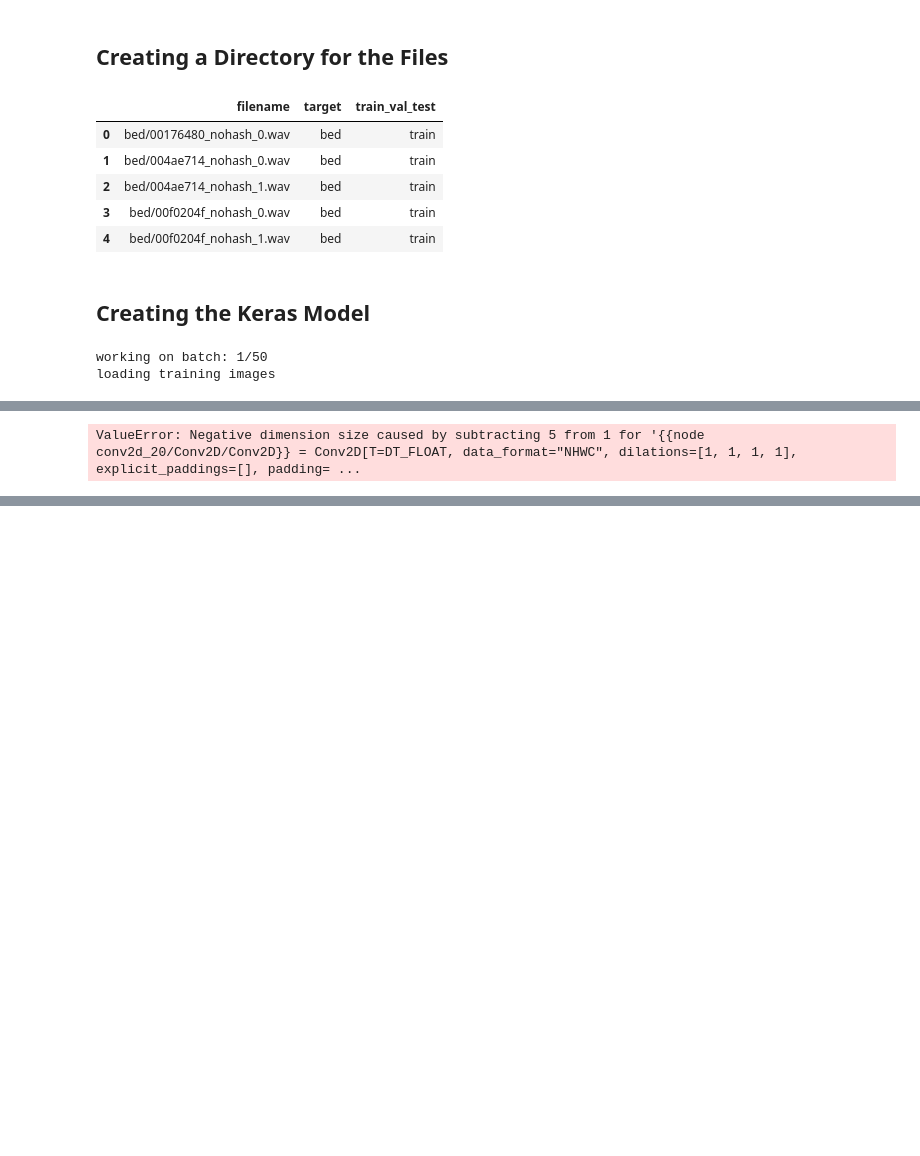
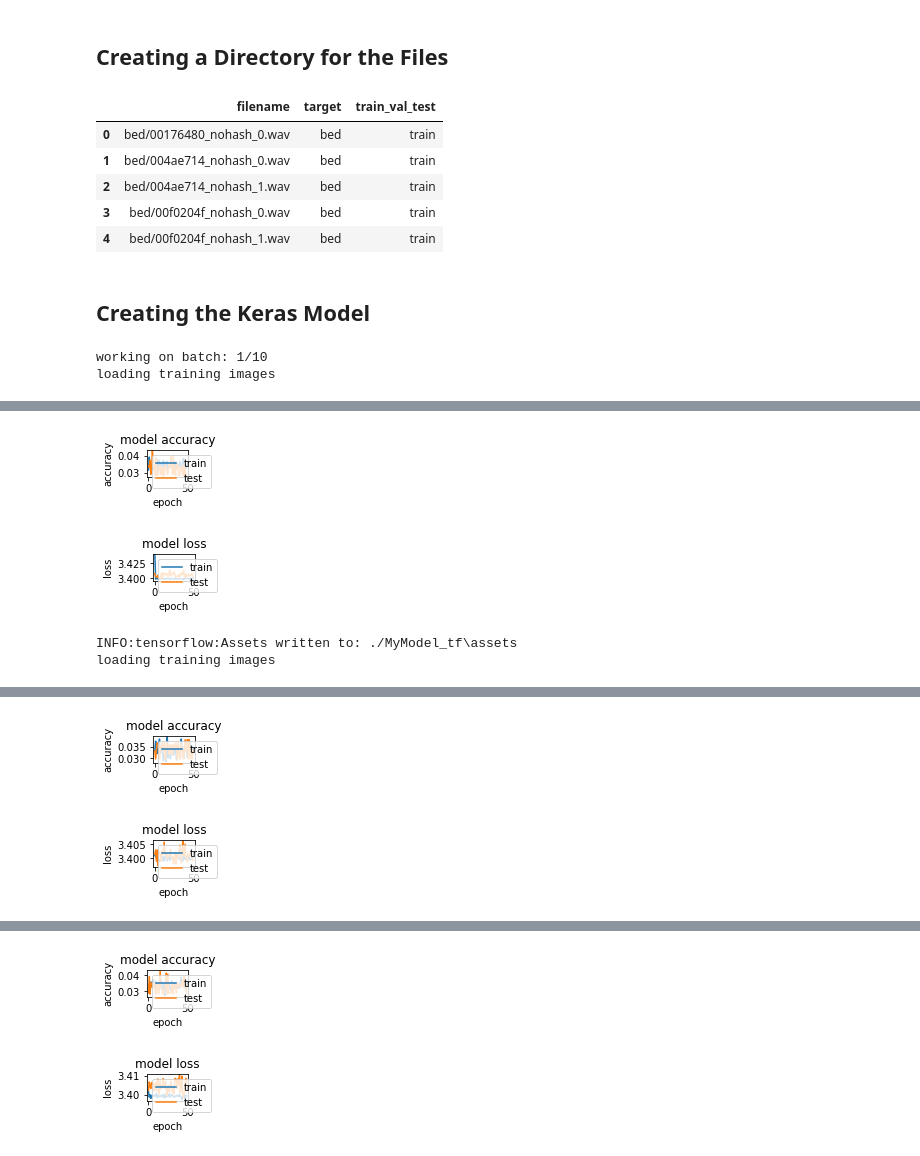
Before and after one commit to rlew631/SpeechRecognition, a Jupyter notebook: model_train_and_test.ipynb, the cells around one changed output, grey strips where cells are left out. Drawn from its saved outputs; the diff is of its cells as text; code cells hidden in the pictures; blank space fills up the shorter version.

```diff
--- a/model_train_and_test.ipynb
+++ b/model_train_and_test.ipynb
@@ -151,16 +145,13 @@ master_df.head()
 # %%
 def new_keras():
     # input_shape = (imheight, imwidth, 1)
-    # input_shape = (4, 36, 54, 1)
-    input_shape = (4, 36, 54, 1, 1)
-
-    batch_size = 4
-    epochs = 1
+    input_shape = (36, 54, 1)
 
     model = Sequential()
     model.add(Conv2D(32, kernel_size=(5, 5), activation='relu', input_shape=input_shape))
     # model.add(Conv2D(32, kernel_size=(3, 3), activation='relu'))
     #model.add(MaxPooling2D(pool_size=(2, 2), input_shape=(None, 4, 32, 50, 12)))
+    model.add(MaxPooling2D(pool_size=(2, 2)))
     model.add(Flatten())
     model.add(Dropout(0.2))
     model.add(Dense(128, activation='relu'))
@@ -175,12 +166,12 @@ def new_keras():
 def load_waves(fpath):
     fpath = 'train/audio/' + fpath
     spectrogram = graph_spectrogram(fpath)
-    graygram = rgb2gray(spectrogram)
-#     normgram = normalize_gray(graygram)
+#     graygram = rgb2gray(spectrogram)
+    normgram = normalize_gray(spectrogram)
 #     norm_shape = normgram.shape
 #     redgram = block_reduce(normgram, block_size = (3,3), func = np.mean)
 #     return redgram
-    return(graygram)
+    return(normgram)
 # %%
 def plot_results(history):
     # summarize history for accuracy
@@ -202,74 +193,78 @@ def plot_results(history):
 # %%
 num_classes = len(master_df['target'].unique().tolist())
 #SKF is just being used to batch the data into memory, not do any sort of k-fold training process
-total_batch_count = 50
+total_batch_count = 10
 skf = StratifiedKFold(n_splits=total_batch_count, shuffle=True, random_state=42)
-# X = master_df['filename'][(master_df['train_val_test'] == 'train') or (master_df['train_val_test'] =='val')]
-# y = master_df['target'][(master_df['train_val_test'] == 'train') or (master_df['train_val_test'] == 'val')]
 
-X = master_df['filename'][[(val in ['train','val']) for val in master_df['train_val_test']]]
-y = master_df['target'][[(val in ['train','val']) for val in master_df['train_val_test']]]
+X_master = master_df['filename'][[(val in ['train','val']) for val in master_df['train_val_test']]]
+y_master = master_df['target'][[(val in ['train','val']) for val in master_df['train_val_test']]]
+X_master, y_master = np.array(X_master), np.array(y_master)
 
 enc = OneHotEncoder(handle_unknown='ignore')
-enc.fit(np.array(y).reshape(-1, 1))
+enc.fit(np.array(y_master).reshape(-1, 1))
 
 batch_count = 0
-for train_index, test_index in skf.split(X, y):
+for train_index, test_index in skf.split(X_master, y_master):
     batch_count += 1
     print(f'working on batch: {batch_count}/{total_batch_count}')
     rs = ShuffleSplit(n_splits=2, test_size=.25, random_state=42)
-    X, y = np.array(X), np.array(y)
-    X, y = X[test_index], y[test_index]
-    for train_index2, test_index2 in rs.split(X): #should only run once
+    X, y = X_master[test_index], y_master[test_index]
+    for train_index2, test_index2 in rs.split(X):
+        #should only run once but is currently running twice
         X_train, X_val = X[train_index2], X[test_index2]
         y_train, y_val = y[train_index2], y[test_index2]
+        #print(X_train.shape[0])
+        #print(X_val.shape[0])
         # Split is done, X=filename, y=target
 
         train_sound_clips = []
         val_sound_clips = []
 
         print(f'loading training images')
-        for fpath in tqdm(X_train):
+        for fpath in X_train:
             redgram = load_waves(fpath)
-            #print(np.shape(redgram))
+            # print(np.shape(redgram))
+            # redgram shape is (36, 54)
             train_sound_clips.append(redgram)
-        train_sound_clips = np.array(train_sound_clips)
-        # print(f'train sound clips shape:{train_sound_clips.shape}')
+        train_sound_clips = np.array(train_sound_clips, dtype=object)
+        train_sound_clips = np.asarray(train_sound_clips).astype('float32')
+
         print(f'loading validation images')
-        for fpath in tqdm(X_val):
+        for fpath in X_val:
             redgram = np.array(load_waves(fpath))
             val_sound_clips.append(redgram)
-        val_sound_clips = np.array(val_sound_clips)
+        val_sound_clips = np.array(val_sound_clips, dtype=object)
+        val_sound_clips = np.asarray(val_sound_clips).astype('float32')
 
-        # x_train = x_train.reshape(x_train.shape[0], imheight, imwidth, 1)
-        x_train = train_sound_clips.reshape(train_sound_clips.shape[0],
+        print('reshaping...')
+        x_train = train_sound_clips.reshape(X_train.shape[0],
                                             train_sound_clips.shape[1],
-                                            train_sound_clips.shape[2], 1)
+                                            train_sound_clips.shape[2],1)
         # y_train = keras.utils.to_categorical(y_train, num_classes)
         y_train = enc.transform(y_train.reshape(-1, 1)).toarray()
-        # x_val = x_train.reshape(x_val.shape[0], imheight, imwidth, 1)
-
-        x_val = val_sound_clips.reshape(val_sound_clips.shape[0],
+        x_val = val_sound_clips.reshape(X_val.shape[0],
                                         val_sound_clips.shape[1],
-                                        val_sound_clips.shape[2], 1)
+                                        val_sound_clips.shape[2],1)
         # y_val = keras.utils.to_categorical(y_val, num_classes)
         y_val = enc.transform(y_val.reshape(-1, 1)).toarray()
+        print(f'xtrain shape:{x_train.shape}')
+        print(f'xval shape:{x_val.shape}')
 
         try:
             loaded_model = tf.keras.models.load_model('./MyModel_tf')
-            history = loaded_model.fit(x_train, y_train, batch_size=4, epochs=10, verbose=1, validation_data=(x_val, y_val))
+            history = loaded_model.fit(x_train, y_train, batch_size=4, epochs=50, verbose=1, validation_data=(x_val, y_val))
             plot_results(history)
             loaded_model.save('./MyModel_tf',save_format='tf')
         except:
             print("Starting with a fresh model")
             model = new_keras()
-            model.fit(x_train, y_train, batch_size=4, epochs=10, verbose=1, validation_data=(x_val, y_val))
+            history = model.fit(x_train, y_train, batch_size=4, epochs=50, verbose=1, validation_data=(x_val, y_val))
             plot_results(history)
             model.save('./MyModel_tf',save_format='tf')
             model=[]
 
-        print(f'done with batch:{batch_count}/{total_batch_count}')
+    print(f'done with batch:{batch_count}/{total_batch_count}')
 # %% [output]
-working on batch: 1/50
+working on batch: 1/10
 loading training images
 loading validation images
@@ -278 +287,4 @@ Starting with a fresh model
+[figure, added]
+[figure, added]
-ValueError: Negative dimension size caused by subtracting 5 from 1 for '{{node conv2d_20/Conv2D/Conv2D}} = Conv2D[T=DT_FLOAT, data_format="NHWC", dilations=[1, 1, 1, 1], explicit_paddings=[], padding= ...
+INFO:tensorflow:Assets written to: ./MyModel_tf\assets
+loading training images
@@ -278,0 +308,2 @@ ValueError: Negative dimension size caused by subtracting 5 from 1 for '{{node c
+[figure, added]
+[figure, added]
@@ -278,0 +331,2 @@ ValueError: Negative dimension size caused by subtracting 5 from 1 for '{{node c
+[figure, added]
+[figure, added]
```
Also changed, not shown: parts of 5 cells of this notebook, 1 other file.
